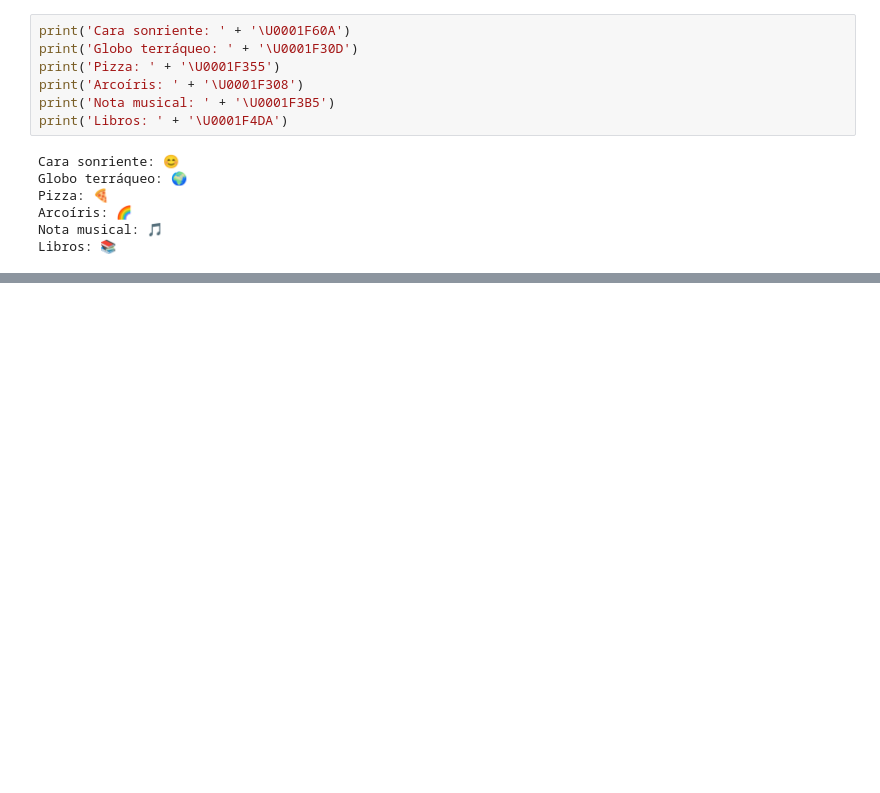
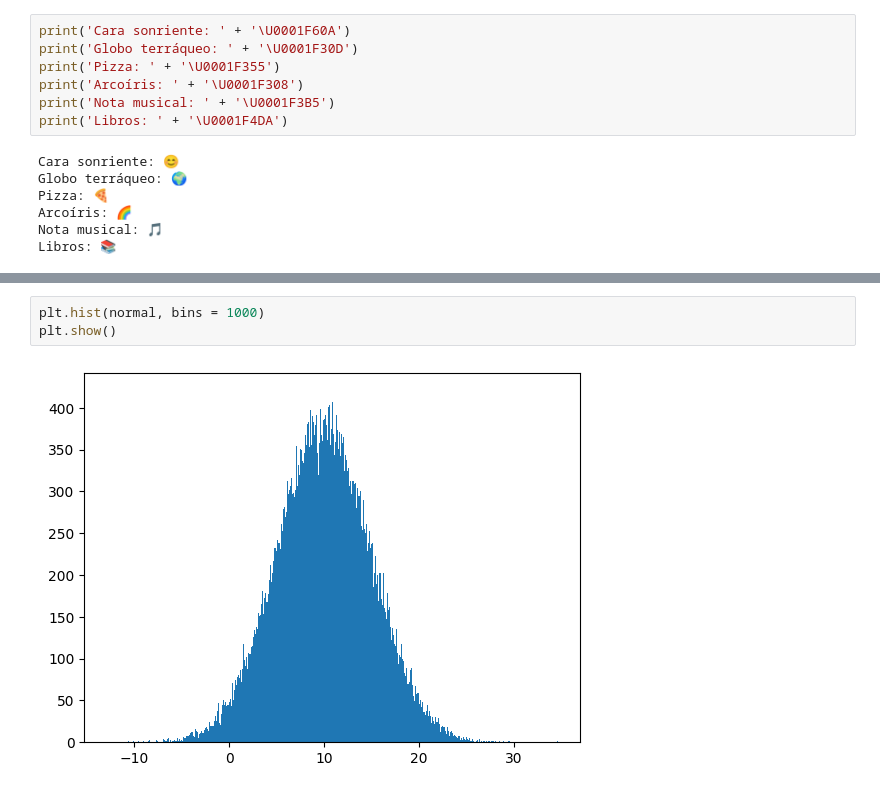
Before and after one commit to GabyPinilla/resumenes, a Jupyter notebook: Resumen_Python.ipynb, the cells around one changed output, grey strips where cells are left out. Saved outputs shown, nothing was run; the diff lists cells and outputs as text; blank space fills up the shorter version.

```diff
--- a/Resumen_Python.ipynb
+++ b/Resumen_Python.ipynb
@@ -434,0 +542,5 @@ Libros: 📚
+# %%
+plt.hist(normal, bins = 1000)
+plt.show()
+# %% [output]
+[figure, added]
```
Also changed, not shown: parts of 43 cells of this notebook.
